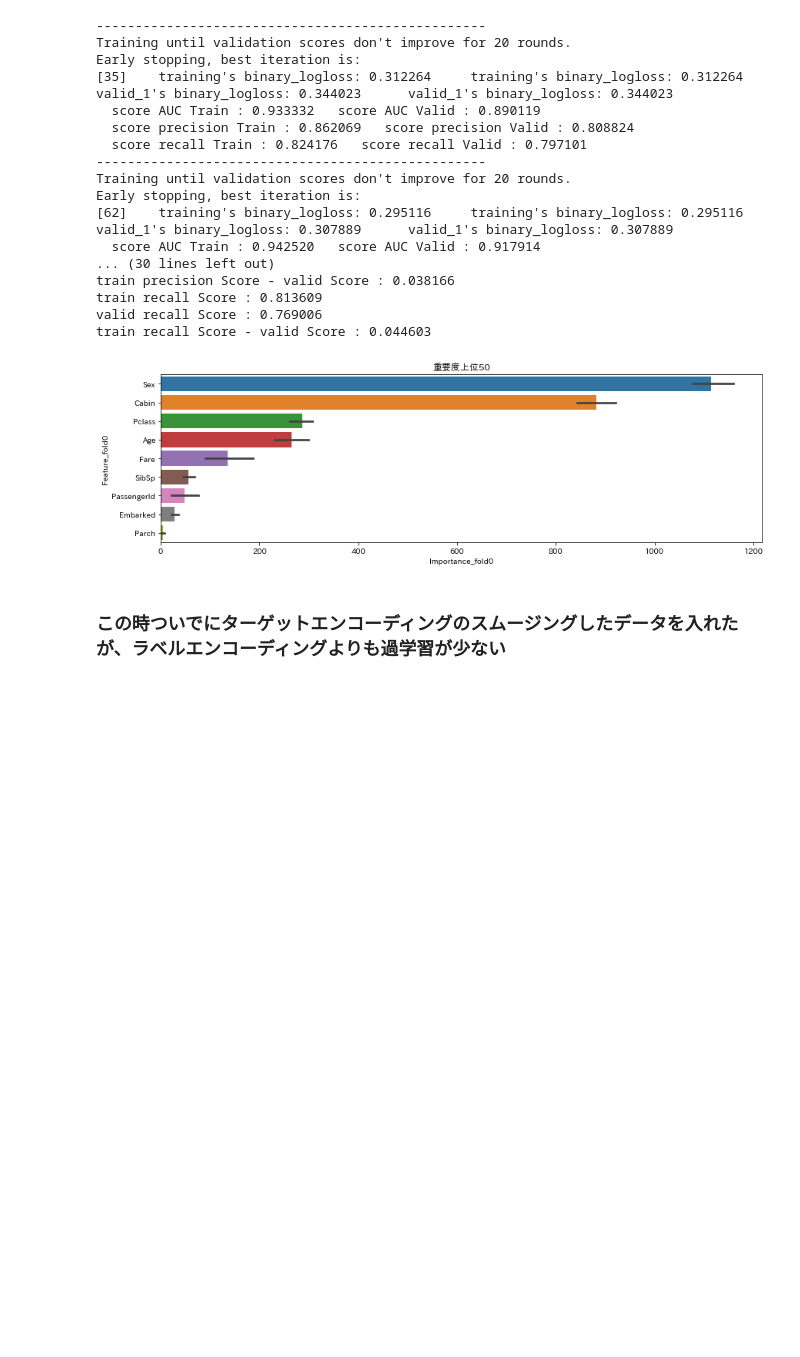
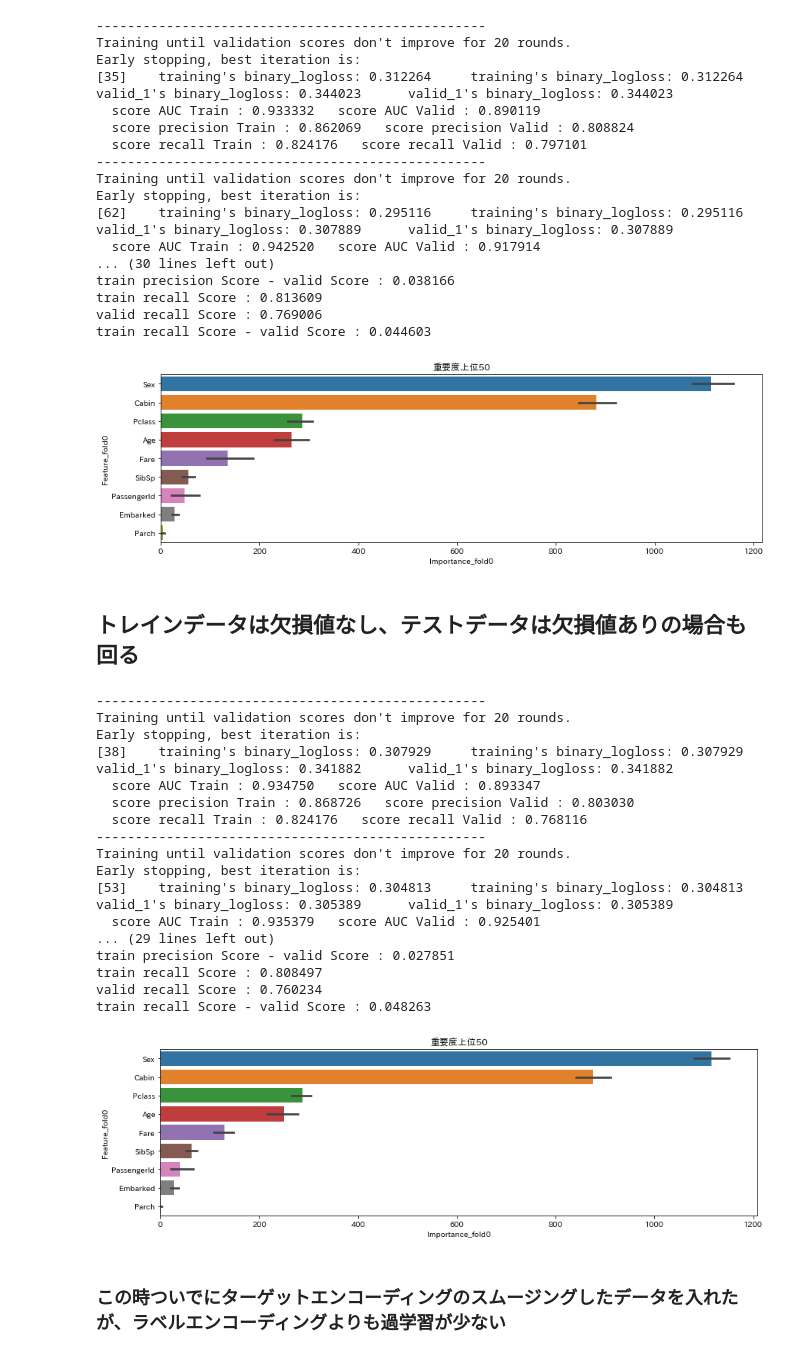
Before and after one commit to kooooyooooo/function, a Jupyter notebook: targetencoding_smothing.ipynb, the cells around one changed output. Saved outputs shown, nothing was run; the diff lists cells and outputs as text; code cells hidden in the pictures; blank space fills up the shorter version.

```diff
--- a/targetencoding_smothing.ipynb
+++ b/targetencoding_smothing.ipynb
@@ -88,7 +90,7 @@ test_X = test
 # %%
 list_cols = ["Sex","Cabin", "Embarked"]
 te = TargetEncoding_ws(list_cols=list_cols, k=200, impute=False)
-te.fit(train_X, y_train)
+te.fit(train_X, train_y)
 display(te.transform(train_X).head())
 display(te.transform(test_X).head())
 # %% [output]
@@ -402,6 +404,33 @@ train recall Score : 0.813609
 valid recall Score : 0.769006
 train recall Score - valid Score : 0.044603
 [figure]
+# %% [markdown]
+## トレインデータは欠損値なし、テストデータは欠損値ありの場合も回る
+# %%
+train_non_null = X_train_tar.copy()
+train_non_null['Age'] = train_non_null['Age'].fillna(train_non_null['Age'].mean())
+train_non_null['Cabin'] = train_non_null['Cabin'].fillna(train_non_null['Cabin'].mean())
+# %%
+pred_train, preds_test, lgbm = predict_cv(lgbm, train_non_null, train_y, X_test_tar)
+# %% [output]
+--------------------------------------------------
+Training until validation scores don't improve for 20 rounds.
+Early stopping, best iteration is:
+[38]    training's binary_logloss: 0.307929     training's binary_logloss: 0.307929     valid_1's binary_logloss: 0.341882      valid_1's binary_logloss: 0.341882
+  score AUC Train : 0.934750   score AUC Valid : 0.893347
+  score precision Train : 0.868726   score precision Valid : 0.803030
+  score recall Train : 0.824176   score recall Valid : 0.768116
+--------------------------------------------------
+Training until validation scores don't improve for 20 rounds.
+Early stopping, best iteration is:
+[53]    training's binary_logloss: 0.304813     training's binary_logloss: 0.304813     valid_1's binary_logloss: 0.305389      valid_1's binary_logloss: 0.305389
+  score AUC Train : 0.935379   score AUC Valid : 0.925401
+... (29 lines left out)
+train precision Score - valid Score : 0.027851
+train recall Score : 0.808497
+valid recall Score : 0.760234
+train recall Score - valid Score : 0.048263
+[figure, added]
 # %% [markdown]
 ### この時ついでにターゲットエンコーディングのスムージングしたデータを入れたが、ラベルエンコーディングよりも過学習が少ない
 # %%
```
Also changed, not shown: parts of 4 cells of this notebook.
